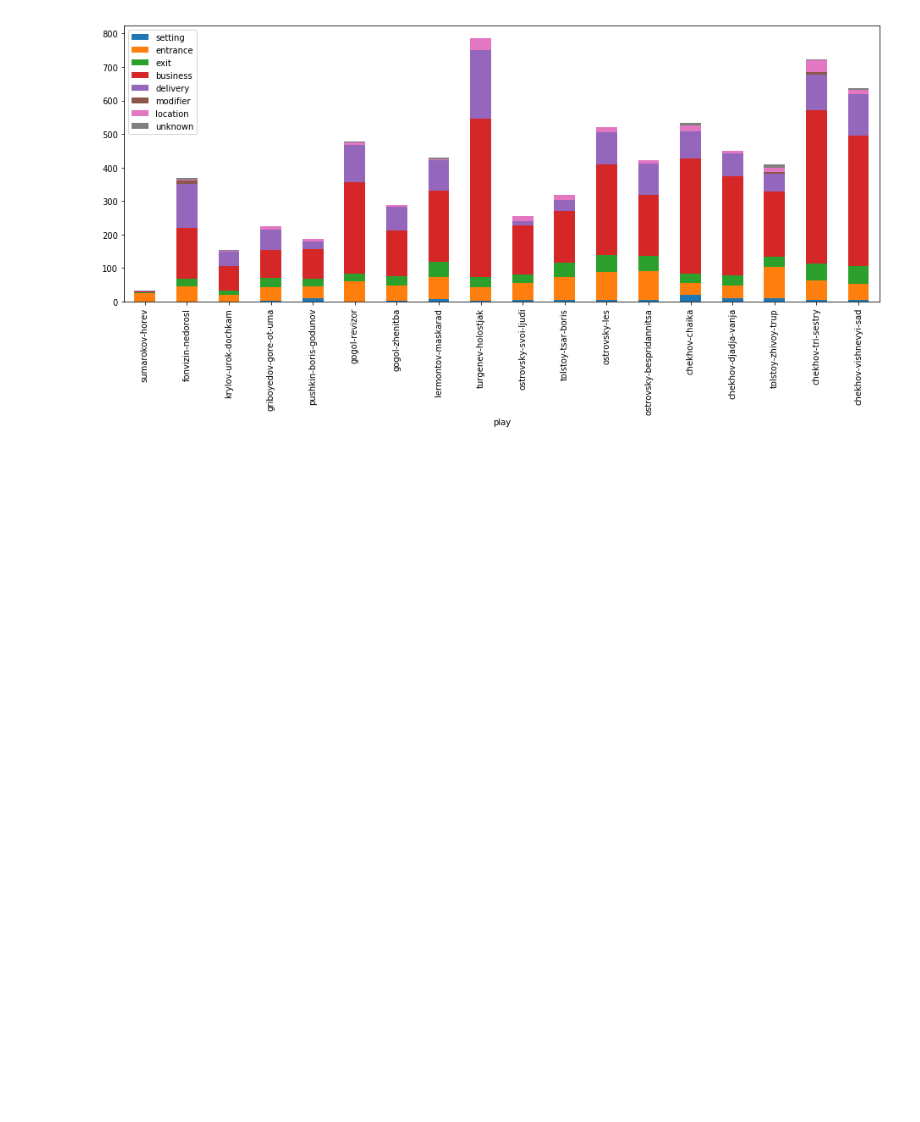
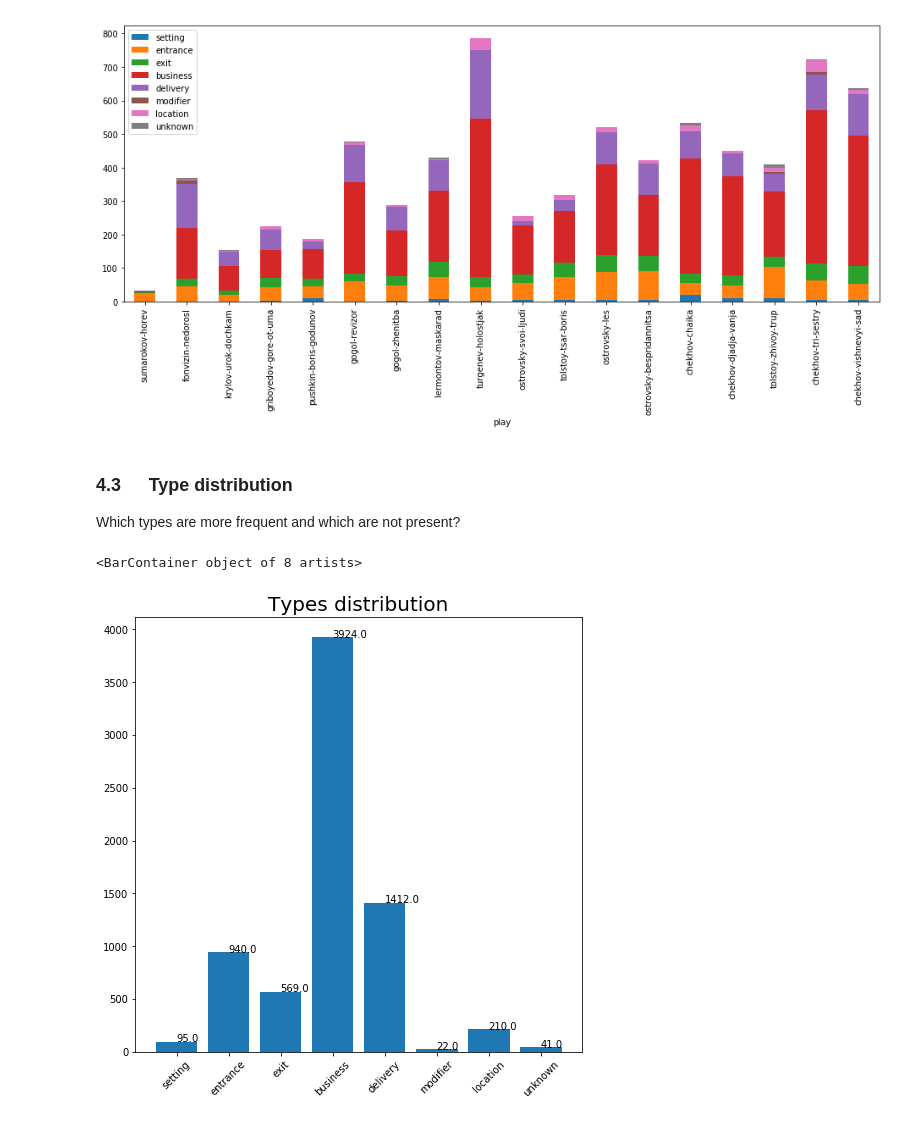
Before and after one commit to creaciond/russian-stage-classification, a Jupyter notebook: annotated-analysis.ipynb, the cells around one changed output. Cells and saved outputs as stored; diff of their text form; code cells hidden in the pictures; blank space fills up the shorter version.

```diff
--- a/annotated-merge.ipynb
+++ b/annotated-analysis.ipynb
@@ -205,3 +205,35 @@ df_types[direction_types].plot.bar(stacked=True, figsize=(16,6))
 <matplotlib.axes._subplots.AxesSubplot at 0x...>
 <Figure size 1152x432 with 0 Axes>
 [figure]
+# %% [markdown]
+### 4.3 &emsp; Type distribution
+
+Which types are more frequent and which are not present?
+# %%
+direction_types = ["setting", "entrance", "exit", "business", "delivery",
+                   "modifier", "location", "unknown"]
+# %%
+types_dict = {}
+
+for dir_type in direction_types:
+    type_count = df_total[dir_type].sum()
+    types_dict[dir_type] = type_count
+# %%
+x = []
+plot_labels = []
+
+for i, dir_type in enumerate(types_dict):
+    x.append(i)
+    plot_labels.append(dir_type)
+
+height = [types_dict[dirtype] for dirtype in plot_labels]
+# %%
+plt.figure(figsize=(8,8))
+for i, v in enumerate(height):
+    plt.text(x[i], v, str(v))
+plt.title("Types distribution", fontsize=20)
+plt.xticks(x, plot_labels, rotation=45)
+plt.bar(x, height)
+# %% [output]
+<BarContainer object of 8 artists>
+[figure, added]
```
